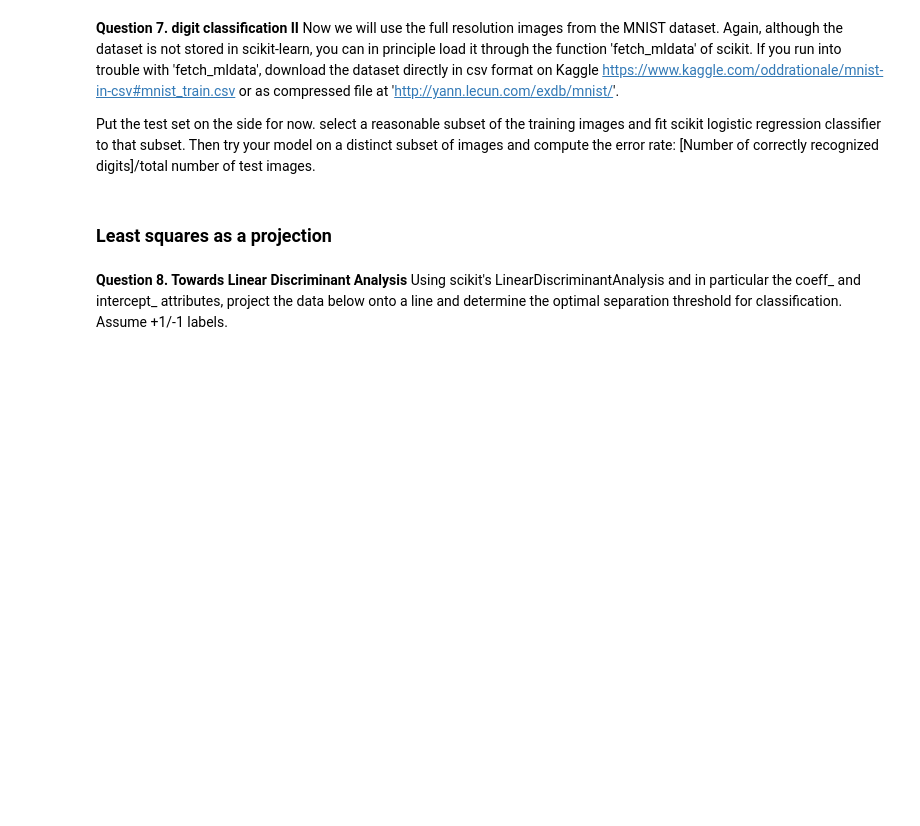
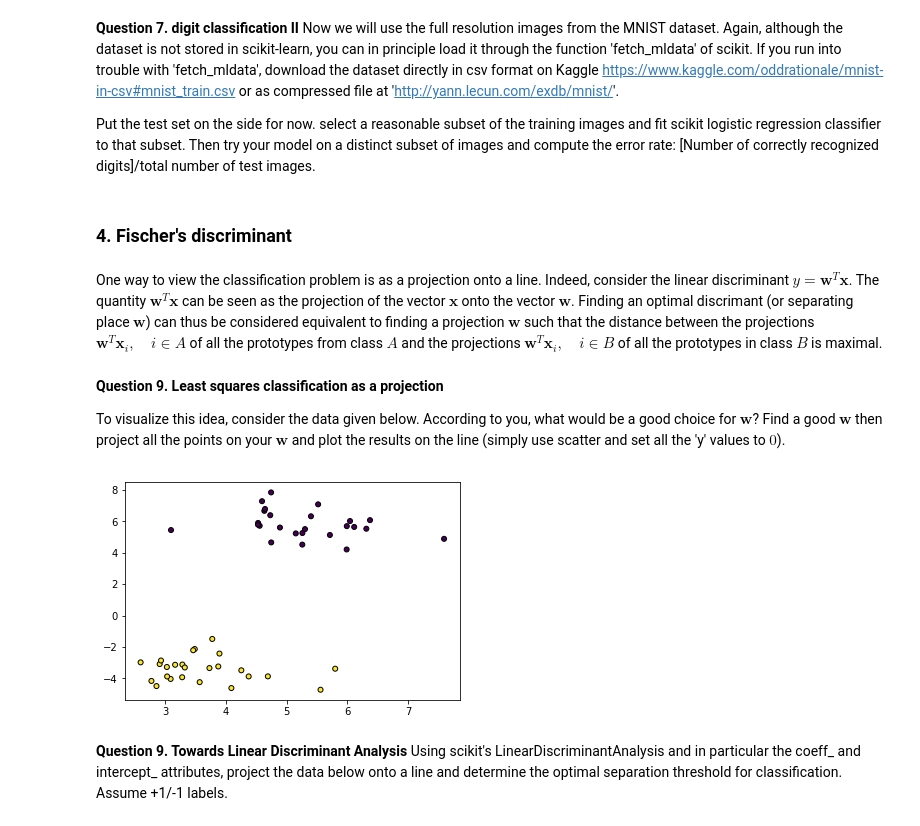
Before and after one commit to acosse/IntroMLFall2019, a Jupyter notebook: Labs/Lab3.ipynb, the cells around one changed output. Saved outputs shown, nothing was run; the diff lists cells and outputs as text; code cells hidden in the pictures; blank space fills up the shorter version.

```diff
--- a/Labs/Lab3.ipynb
+++ b/Labs/Lab3.ipynb
@@ -207,5 +207,3 @@ or as compressed file at 'http://yann.lecun.com/exdb/mnist/'.
 Put the test set on the side for now. select a reasonable subset of the training images and fit scikit logistic regression classifier to that subset. Then try your model on a distinct subset of images and compute the error rate: [Number of correctly recognized digits]/total number of test images.
 # %%
 # put your code here
-# %% [markdown]
-### Least squares as a projection
@@ -214,5 +210,27 @@ One way to view the classification problem is as a projection
+# %% [markdown]
+### 4. Fischer's discriminant
+# %% [markdown]
+One way to view the classification problem is as a projection onto a line. Indeed, consider the linear discriminant $y = \boldsymbol w^T \boldsymbol x$. The quantity $\boldsymbol w^T \boldsymbol x$ can be seen as the projection of the vector $\boldsymbol x$ onto the vector $\boldsymbol w$. Finding an optimal discrimant (or separating place $\boldsymbol w$) can thus be considered equivalent to finding a projection $\boldsymbol w$ such that the distance between the projections $\boldsymbol w^T \boldsymbol x_i,\quad  i\in A$ of all the prototypes from class $A$ and the projections $\boldsymbol w^T \boldsymbol x_i, \quad i \in B$ of all the prototypes in class $B$ is maximal.
+# %% [markdown]
+__Question 9. Least squares classification as a projection__
+
+To visualize this idea, consider the data given below. According to you, what would be a good choice for $\boldsymbol w$? Find a good $\boldsymbol w$ then project all the points on your $\boldsymbol w$ and plot the results on the line (simply use scatter and set all the 'y' values to $0$).
+# %%
+import matplotlib.pyplot as plt
+
+from sklearn.datasets import make_classification
+from sklearn.datasets import make_blobs
+
+X1, Y1 = make_blobs(n_samples=50, n_features=2, centers=2, cluster_std=.8)
+plt.scatter(X1[:, 0], X1[:, 1], marker='o', c=Y1,
+            s=25, edgecolor='k')
+
+
+plt.show()
+# %% [output]
+[figure, added]
 # %% [markdown]
-__Question 8. Towards Linear Discriminant Analysis__ Using scikit's LinearDiscriminantAnalysis and in particular the coeff_ and intercept_ attributes, project the data below onto a line and determine the optimal separation threshold for classification. Assume +1/-1 labels.
+__Question 9. Towards Linear Discriminant Analysis__ Using scikit's LinearDiscriminantAnalysis and in particular the coeff_ and intercept_ attributes, project the data below onto a line and determine the optimal separation threshold for classification. Assume +1/-1 labels.
 # %%
 import numpy as np
 from sklearn.discriminant_analysis import LinearDiscriminantAnalysis
```
Also changed, not shown: parts of 1 cell of this notebook, 1 other file.
